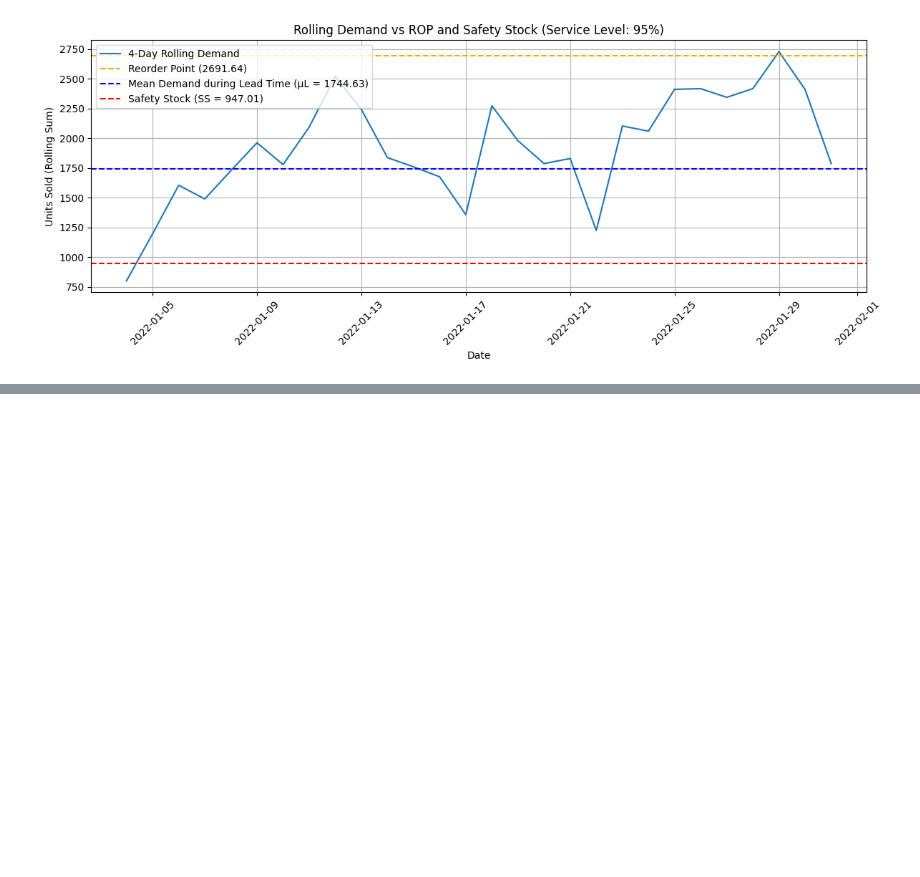
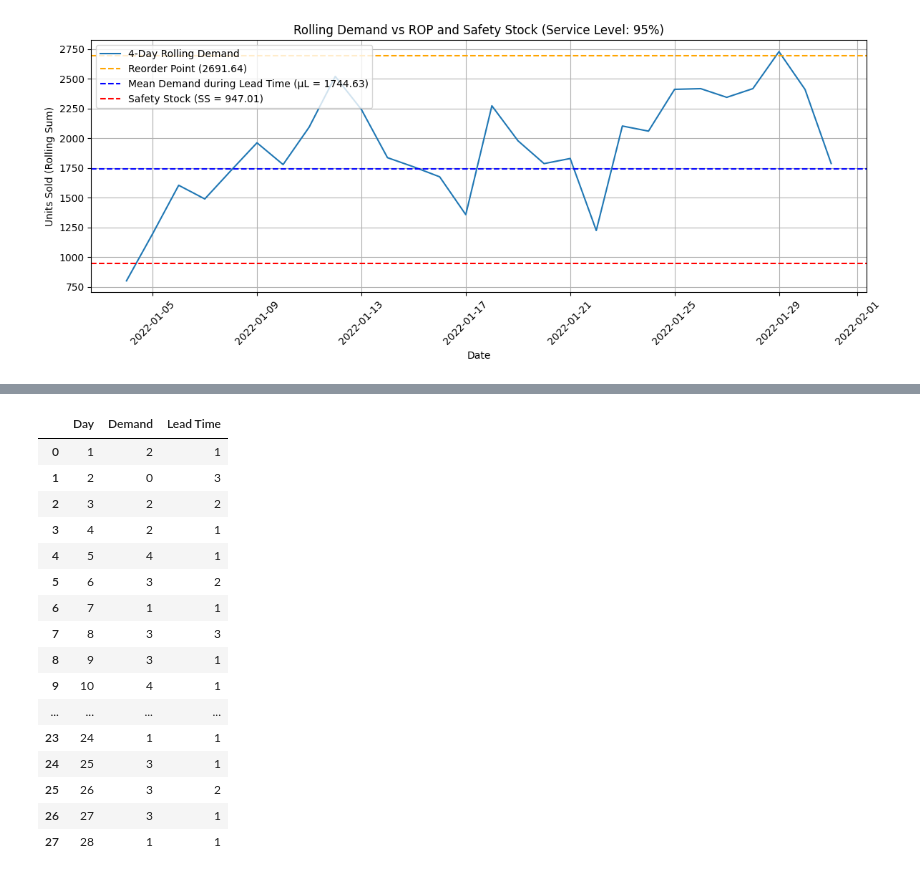
Before and after one commit to laithrasheed/Data-Science-Projects, a Jupyter notebook: Supply Chains Domain Knowledge/Coursera Specialization - Leverage Data Science for a More Agile Supply Chain/Practical notes with numeric data.ipynb, the cells around one changed output, grey strips where cells are left out. Cells and saved outputs as stored; diff of their text form; code cells hidden in the pictures; blank space fills up the shorter version.

```diff
--- a/Supply Chains Domain Knowledge/Coursera Specialization - Leverage Data Science for a More Agile Supply Chain/Practical notes with numeric data.ipynb
+++ b/Supply Chains Domain Knowledge/Coursera Specialization - Leverage Data Science for a More Agile Supply Chain/Practical notes with numeric data.ipynb
@@ -726,0 +732,23 @@ plt.show()
+# %%
+file_path4 = r"D:\2-Datasets from Various Resources\Supply Chains Domain Knowledge\Leverage DS Spec\Course3\Copy of M4 - Monte Carlo Simulation Exercise.xlsx"
+
+df_sim = pd.read_excel(file_path4, sheet_name = 'Python')
+df_sim
+# %% [output]
+|  | Day | Demand | Lead Time |
+| 0 | 1 | 2 | 1 |
+| 1 | 2 | 0 | 3 |
+| 2 | 3 | 2 | 2 |
+| 3 | 4 | 2 | 1 |
+| 4 | 5 | 4 | 1 |
+| 5 | 6 | 3 | 2 |
+| 6 | 7 | 1 | 1 |
+| 7 | 8 | 3 | 3 |
+| 8 | 9 | 3 | 1 |
+| 9 | 10 | 4 | 1 |
+| ... | ... | ... | ... |
+| 23 | 24 | 1 | 1 |
+| 24 | 25 | 3 | 1 |
+| 25 | 26 | 3 | 2 |
+| 26 | 27 | 3 | 1 |
+| 27 | 28 | 1 | 1 |
```
Also changed, not shown: parts of 6 cells of this notebook, 2 other files.
